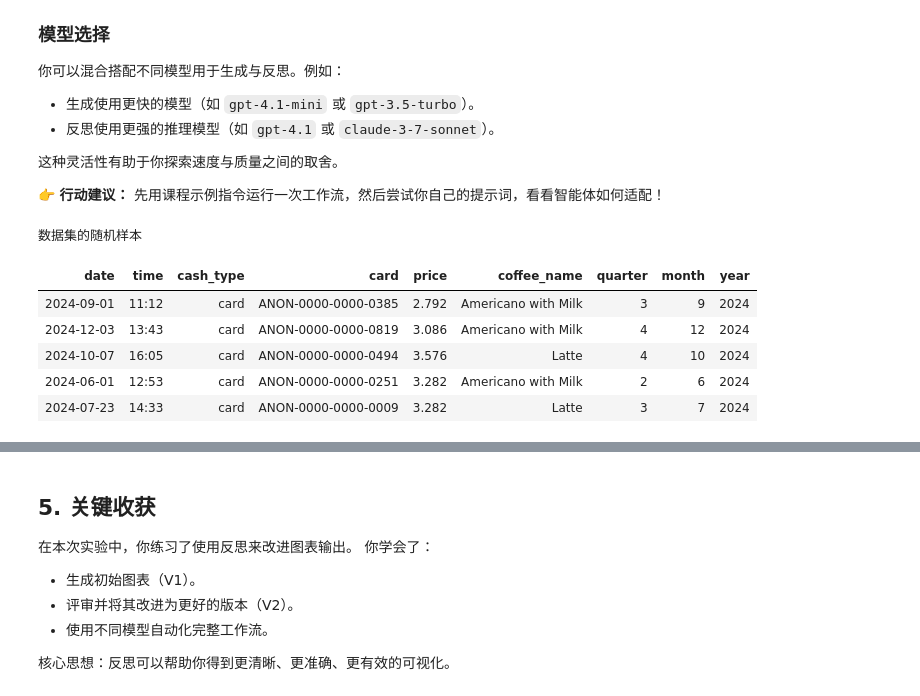
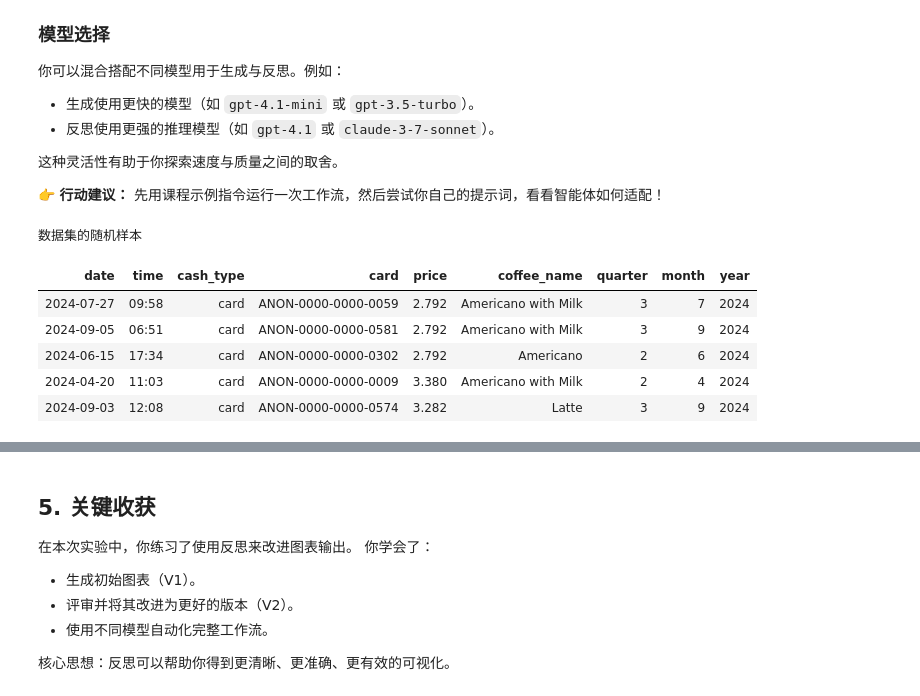
Before and after one commit to Castlebin/agentic-ai, a Jupyter notebook: my_code/ch02/se04/2.4 无评分实验-图表生成[Ungraded Lab- Chart Generation].ipynb, the cells around one changed output, grey strips where cells are left out. Saved outputs shown, nothing was run; the diff lists cells and outputs as text; code cells hidden in the pictures.

```diff
--- a/my_code/ch02/se04/2.4 无评分实验-图表生成[Ungraded Lab- Chart Generation].ipynb
+++ b/my_code/ch02/se04/2.4 无评分实验-图表生成[Ungraded Lab- Chart Generation].ipynb
@@ -475,26 +476,28 @@ def run_workflow(
 # %%
 # 在此填写你的更新
 user_instructions="使用 coffee_sales.csv 中的数据，创建一张对比 2024 与 2025 年第一季度咖啡销售的图表。" # 在此填写你的指令
-generation_model="gpt-4.1-mini"
-reflection_model="o4-mini"
+#generation_model="gpt-4.1-mini"
+generation_model="Qwen/Qwen2.5-Coder-7B-Instruct"
+#reflection_model="o4-mini"
+reflection_model="Qwen/Qwen2.5-VL-72B-Instruct"
 image_basename="drink_sales"
 
 # 运行完整的 Agentic 工作流
 _ = run_workflow(
     dataset_path="coffee_sales.csv",
     user_instructions=user_instructions,
     generation_model=generation_model,
     reflection_model=reflection_model,
     image_basename=image_basename
 )
 # %% [output]
 数据集的随机样本
 | date | time | cash_type | card | price | coffee_name | quarter | month | year |
-| 2024-09-01 | 11:12 | card | ANON-0000-0000-0385 | 2.792 | Americano with Milk | 3 | 9 | 2024 |
-| 2024-12-03 | 13:43 | card | ANON-0000-0000-0819 | 3.086 | Americano with Milk | 4 | 12 | 2024 |
-| 2024-10-07 | 16:05 | card | ANON-0000-0000-0494 | 3.576 | Latte | 4 | 10 | 2024 |
-| 2024-06-01 | 12:53 | card | ANON-0000-0000-0251 | 3.282 | Americano with Milk | 2 | 6 | 2024 |
-| 2024-07-23 | 14:33 | card | ANON-0000-0000-0009 | 3.282 | Latte | 3 | 7 | 2024 |
+| 2024-07-27 | 09:58 | card | ANON-0000-0000-0059 | 2.792 | Americano with Milk | 3 | 7 | 2024 |
+| 2024-09-05 | 06:51 | card | ANON-0000-0000-0581 | 2.792 | Americano with Milk | 3 | 9 | 2024 |
+| 2024-06-15 | 17:34 | card | ANON-0000-0000-0302 | 2.792 | Americano | 2 | 6 | 2024 |
+| 2024-04-20 | 11:03 | card | ANON-0000-0000-0009 | 3.380 | Americano with Milk | 2 | 4 | 2024 |
+| 2024-09-03 | 12:08 | card | ANON-0000-0000-0574 | 3.282 | Latte | 3 | 9 | 2024 |
 [interactive output not drawn]
 [interactive output not drawn]
 [interactive output not drawn]
```
Also changed, not shown: parts of 4 cells of this notebook, 3 other files.
